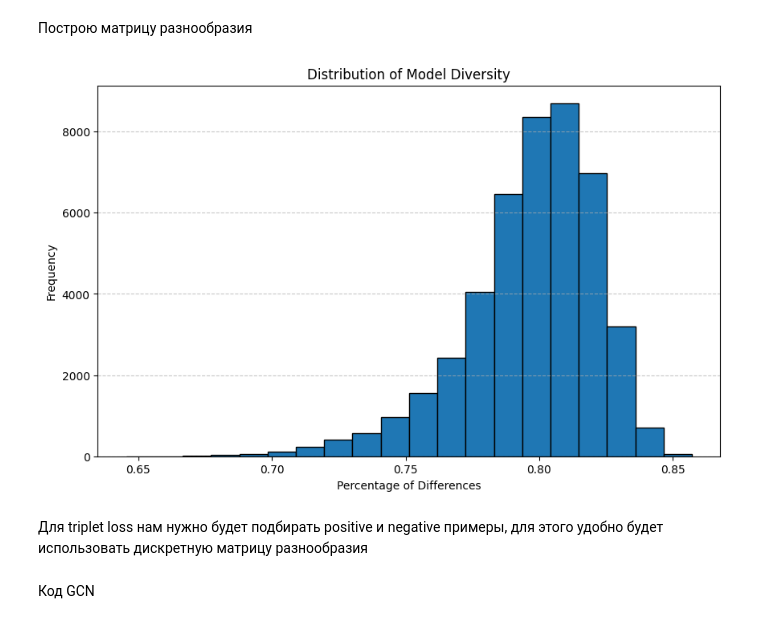
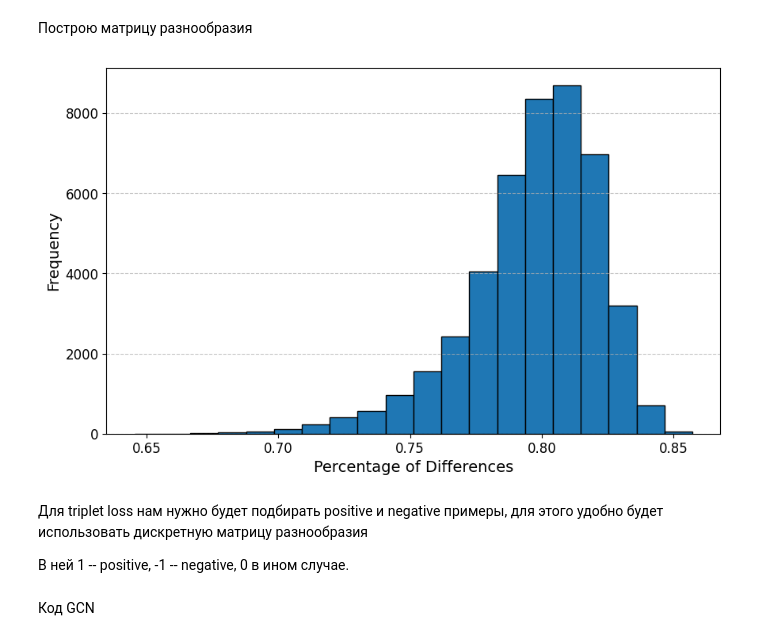
Before and after one commit to intsystems/predicator-function-for-neural-networks, a Jupyter notebook: code/GCN.ipynb, the cells around one changed output. Drawn from its saved outputs; the diff is of its cells as text; code cells hidden in the pictures.

```diff
--- a/code/GCN.ipynb
+++ b/code/GCN.ipynb
@@ -319,7 +322,7 @@ graph.get_adjacency_matrix()
 # %% [markdown]
 Рассчитаю разнообразие наивно -- просто буду говорить каков процент совпадений ответов у моделей
 # %%
-def get_get_diversity(model_dict_1, model_dict_2):
+def get_diversity(model_dict_1, model_dict_2):
     model_1_answers = np.array(model_dict_1["test_predictions"])
     model_2_answers = np.array(model_dict_2["test_predictions"])
 
@@ -333,28 +336,32 @@ diversity_matrix = np.zeros((len(models_dict), len(models_dict))) + np.eye(
 
 for i in tqdm(range(len(models_dict))):
     for j in range(i + 1, len(models_dict)):
-        diversity_matrix[i, j] = get_get_diversity(models_dict[i], models_dict[j])
+        diversity_matrix[i, j] = get_diversity(models_dict[i], models_dict[j])
         diversity_matrix[j, i] = diversity_matrix[i, j]
 # %%
 diversities = []
 
 for i in tqdm(range(len(models_dict))):
     for j in range(i + 1, len(models_dict)):
         diversities.append(diversity_matrix[i, j])
 diversities = np.array(diversities)
 
 plt.figure(figsize=(10, 6))
 
 plt.hist(diversities, bins=20, edgecolor="black")
-plt.title("Distribution of Model Diversity")
-plt.xlabel("Percentage of Differences")
-plt.ylabel("Frequency")
+# plt.title("Distribution of Model Diversity")
+plt.xlabel("Percentage of Differences", fontsize=14)
+plt.ylabel("Frequency", fontsize=14)
 plt.grid(axis='y', linestyle='--', alpha=0.7)
+plt.xticks(fontsize=12)
+plt.yticks(fontsize=12)
 plt.show()
 # %% [output]
-[figure, old version]
+[figure, new version]
 # %% [markdown]
 Для triplet loss нам нужно будет подбирать positive и negative примеры, для этого удобно будет использовать дискретную матрицу разнообразия
+
+В ней 1 -- positive, -1 -- negative, 0 в ином случае.
 # %%
 def create_discrete_diversity_matrix(models_dict, diversity_matrix):
     discrete_diversity_matrix = np.zeros((len(models_dict), len(models_dict)))
```
Also changed, not shown: parts of 17 cells of this notebook, 4 other files.
